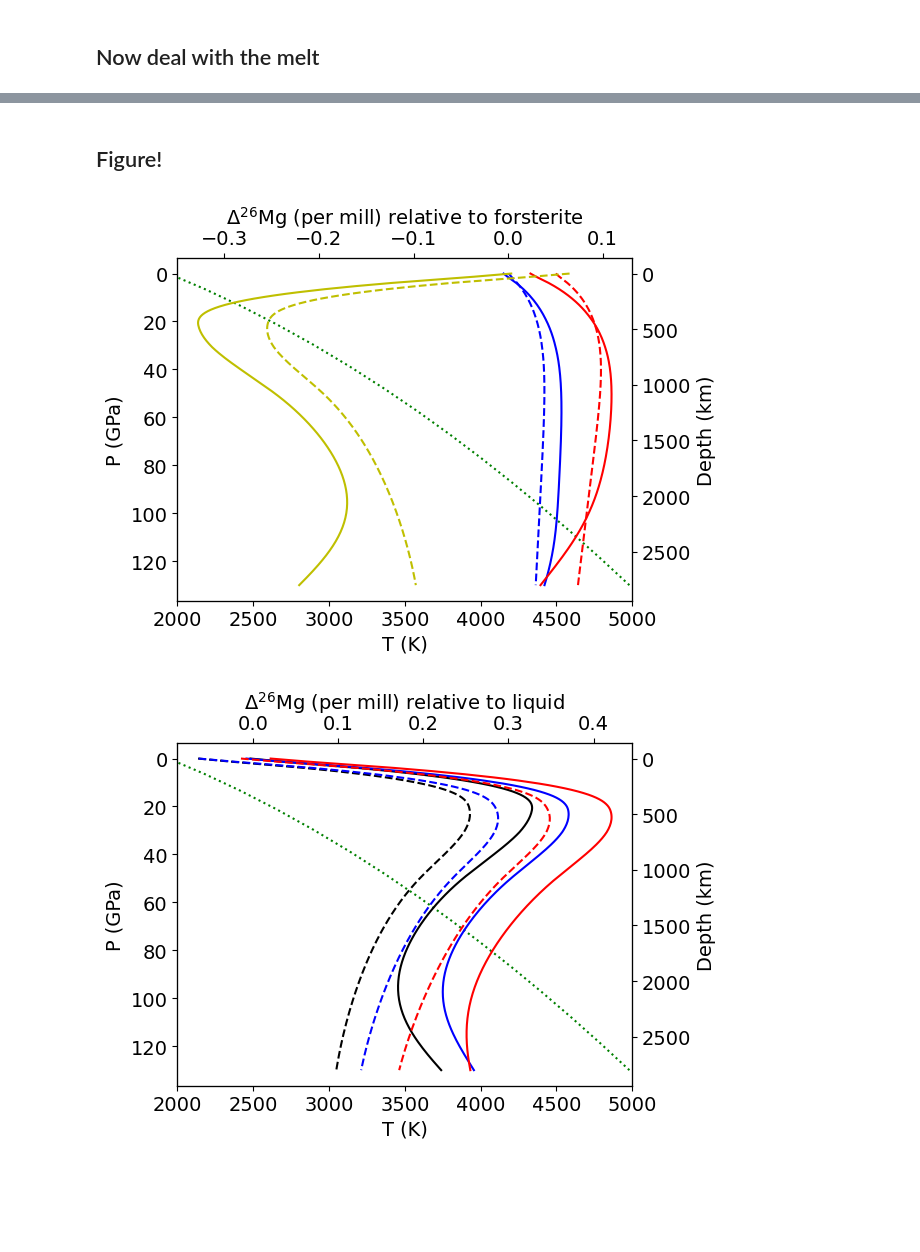
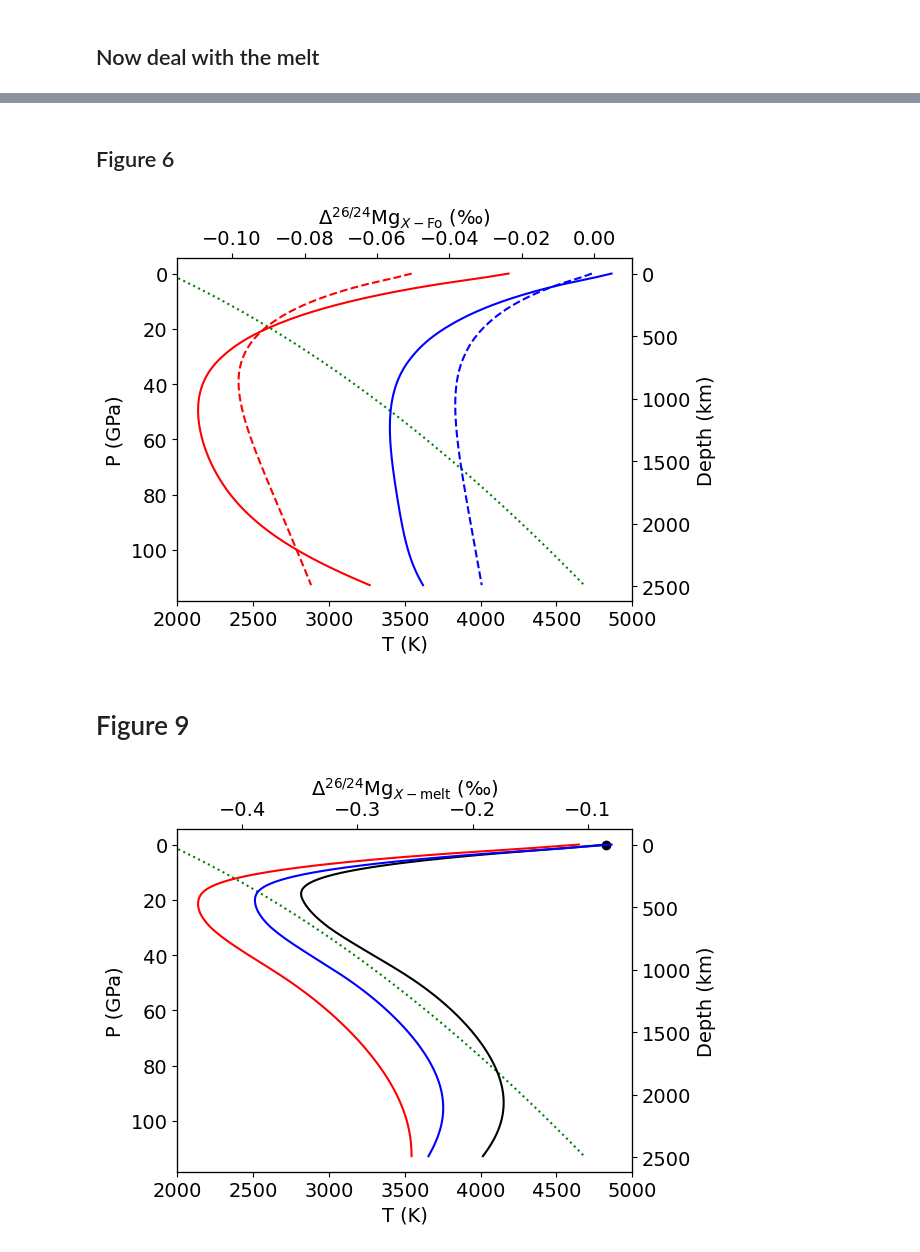
Before and after one commit to andreww/isofrac, a Jupyter notebook: alpha_geotherm.ipynb, the cells around one changed output, grey strips where cells are left out. Cells and saved outputs as stored; diff of their text form; code cells hidden in the pictures; blank space fills up the shorter version.

Commit message:
Update plots
(also fix temperature errors in melt correction)

```diff
--- a/alpha_geotherm.ipynb
+++ b/alpha_geotherm.ipynb
@@ -291,7 +291,7 @@ measured_pressure = 0.0
 r_melt = ionic_model.melt_bond_length(0.0, melt_poly_coef)
 coord_melt = coord_spline(0.0)
 beta_melt = calc_beta_model(r_melt*1E10, coord_melt, measured_temperature, *all_popt)
-beta_ol = Mg2SiO4_beta_fun(1573, Mg2SiO4_eos(measured_pressure, measured_temperature))
+beta_ol = Mg2SiO4_beta_fun(measured_temperature, Mg2SiO4_eos(measured_pressure, measured_temperature))
 print("Calculated melt is:",
         beta_melt,
         "per mill")
@@ -318,7 +318,7 @@ melt_ln_betas = calc_beta_model(ionic_model.melt_bond_length(Ps+dp, melt_poly_co
                                     coord_spline(Ps+dp), Ts, *all_popt)
 
 # And again for the athermal case
-beta_ol_athermal = Mg2SiO4_beta_fun(1573, Mg2SiO4_eos(measured_pressure, 0.0))
+beta_ol_athermal = Mg2SiO4_beta_fun(measured_temperature, Mg2SiO4_eos(measured_pressure, 0.0))
 print("Applying model correction for pressure")
 dpa = find_pressure_correction(melt_poly_coef, coord_spline, measured_temperature, all_popt[0],
                              all_popt[1], all_popt[2], measured_fractionation + beta_ol_athermal)
@@ -347,14 +347,14 @@ dp is -7.887498386940336
 Done fitting... now plotting
 # %% [markdown]
-## Figure!
+## Figure 6
 # %%
 f, ax1 = plt.subplots()
 
 fs = 14
 fs_l = fs
 
-ax_depths = np.array([0, 200, 400, 600, 800, 1000, 1200, 1400, 1600, 1800, 2000, 2200,
-                          2400, 2600, 2800])
+max_depth = 2500.0
+ax_depths = depths[depths<max_depth]
 ax_Ts, ax_Ps = depth_PT(ax_depths)
 ax1.invert_yaxis()
 ax1.plot(ax_Ts, ax_Ps, ':g')
@@ -369,75 +369,54 @@ ax2.plot(ax_Ts, ax_depths, alpha=0) # invisable
 ax2.set_ylabel("Depth (km)", fontsize=fs)
 ax2.tick_params(axis='both', which='both', labelsize=fs_l)
 ax3 = ax2.twiny()
-# For Tim's latest we want Mg25 - aparantly half the fractionation
-mg_25 = False
-if mg_25:
-    ax3.set_xlabel(r"$\Delta^{}$Mg (per mill) relative to forsterite".format('{25}'), fontsize=fs)
-    ax3.set_xlim(left=0.0, right=0.12/2.0)
-else:
-    ax3.set_xlabel(r"$\Delta^{}$Mg (per mill) relative to forsterite".format('{26}'), fontsize=fs)
-    #ax3.set_xlim(left=0.0, right=0.12)
+ax3.set_xlabel(r"$\Delta^{26/24}$Mg$_{X-\mathrm{Fo}}$ (" + u'\u2030' + ")", fontsize=fs)
 
 ax3.tick_params(axis='both', which='both', labelsize=fs_l)
-if mg_25:
-    ax3.plot((Mg2SiO4_betas - MgSiO3_betas)/2.0, depths, 'r-')
-else:
-    ax3.plot((Mg2SiO4_betas_athermal - MgO_betas_athermal), depths, 'b--')
-    ax3.plot((Mg2SiO4_betas - MgO_betas), depths, 'b-')
-    ax3.plot((Mg2SiO4_betas - MgSiO3_betas), depths, 'r-')
-    ax3.plot((Mg2SiO4_betas_athermal - MgSiO3_betas_athermal), depths, 'r--')
-    ax3.plot((Mg2SiO4_betas_athermal - melt_ln_betas_athermal), depths, 'y--')
-    ax3.plot((Mg2SiO4_betas - melt_ln_betas), depths, 'y-')
+ax3.plot((MgO_betas_athermal[depths<max_depth] - Mg2SiO4_betas_athermal[depths<max_depth]), depths[depths<max_depth], 'b--')
+ax3.plot((MgO_betas[depths<max_depth] - Mg2SiO4_betas[depths<max_depth]), depths[depths<max_depth], 'b-')
+ax3.plot((MgSiO3_betas[depths<max_depth] - Mg2SiO4_betas[depths<max_depth]), depths[depths<max_depth], 'r-')
+ax3.plot((MgSiO3_betas_athermal[depths<max_depth] - Mg2SiO4_betas_athermal[depths<max_depth]), depths[depths<max_depth], 'r--')
 
 f.tight_layout()
 plt.show()
 # %% [output]
-[figure, old version]
+[figure, new version]
+# %% [markdown]
+# Figure 9
 # %%
 f, ax1 = plt.subplots()
 
 fs = 14
 fs_l = fs
 
-ax_depths = np.array([0, 200, 400, 600, 800, 1000, 1200, 1400, 1600, 1800, 2000, 2200,
-                          2400, 2600, 2800])
+max_depth = 2500.0
+ax_depths = depths[depths<max_depth]
 ax_Ts, ax_Ps = depth_PT(ax_depths)
 ax1.invert_yaxis()
 ax1.plot(ax_Ts, ax_Ps, ':g')
 ax1.set_xlim(left=2000, right=5000)
 ax1.set_xlabel("T (K)", fontsize=fs)
 ax1.set_ylabel("P (GPa)", fontsize=fs)
 ax1.tick_params(axis='both', which='both', labelsize=fs_l)
 
 ax2 = ax1.twinx()
 ax2.invert_yaxis()
 ax2.plot(ax_Ts, ax_depths, alpha=0) # invisable
 ax2.set_ylabel("Depth (km)", fontsize=fs)
 ax2.tick_params(axis='both', which='both', labelsize=fs_l)
 ax3 = ax2.twiny()
-# For Tim's latest we want Mg25 - aparantly half the fractionation
-mg_25 = False
-if mg_25:
-    ax3.set_xlabel(r"$\Delta^{}$Mg (per mill) relative to liquid".format('{25}'), fontsize=fs)
-    ax3.set_xlim(left=0.0, right=0.12/2.0)
-else:
-    ax3.set_xlabel(r"$\Delta^{}$Mg (per mill) relative to liquid".format('{26}'), fontsize=fs)
-    #ax3.set_xlim(left=0.0, right=0.12)
+ax3.set_xlabel(r"$\Delta^{26/24}$Mg$_{X-\mathrm{melt}}$ (" + u'\u2030' + ")", fontsize=fs)
 
 ax3.tick_params(axis='both', which='both', labelsize=fs_l)
-if mg_25:
-    ax3.plot((melt_ln_betas - MgSiO3_betas)/2.0, depths, 'r-')
-else:
-    ax3.plot((melt_ln_betas_athermal - Mg2SiO4_betas_athermal), depths, 'k--')
-    ax3.plot((melt_ln_betas - Mg2SiO4_betas), depths, 'k-')
-    ax3.plot((melt_ln_betas_athermal - MgO_betas_athermal), depths, 'b--')
-    ax3.plot((melt_ln_betas - MgO_betas), depths, 'b-')
-    ax3.plot((melt_ln_betas - MgSiO3_betas), depths, 'r-')
-    ax3.plot((melt_ln_betas_athermal - MgSiO3_betas_athermal), depths, 'r--')
+
+ax3.plot((Mg2SiO4_betas[depths<max_depth] - melt_ln_betas[depths<max_depth]), depths[depths<max_depth], 'k-')
+ax3.plot((Mg2SiO4_betas[depths==0.0] - melt_ln_betas[depths==0.0]), depths[depths==0.0], 'ko')
+ax3.plot((MgO_betas[depths<max_depth] - melt_ln_betas[depths<max_depth]), depths[depths<max_depth], 'b-')
+ax3.plot((MgSiO3_betas[depths<max_depth] - melt_ln_betas[depths<max_depth]), depths[depths<max_depth], 'r-')
 
 
 f.tight_layout()
 
 plt.show()
 # %% [output]
-[figure, old version]
+[figure, new version]
```
Also changed, not shown: parts of 1 cell of this notebook.
